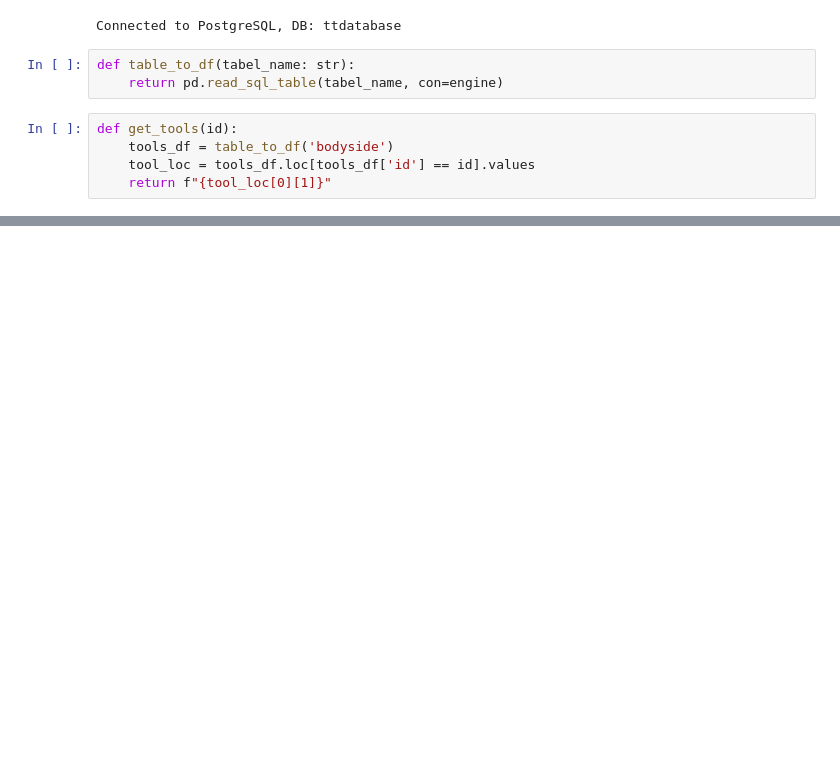
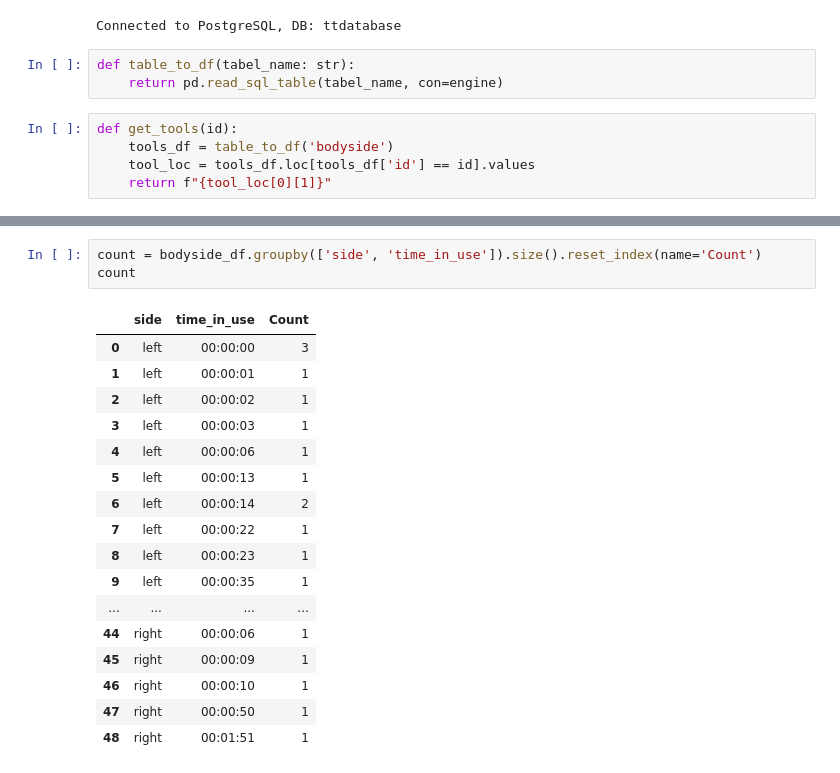
Before and after one commit to kaasimir/tensionterminator, a Jupyter notebook: notebooks/db_statistik/bodyside_stats.ipynb, the cells around one changed output, grey strips where cells are left out. Drawn from its saved outputs; the diff is of its cells as text; blank space fills up the shorter version.

```diff
--- a/notebooks/db_statistik/bodyside_stats.ipynb
+++ b/notebooks/db_statistik/bodyside_stats.ipynb
@@ -74 +68,22 @@ tools_loop_association_df
+# %%
+count = bodyside_df.groupby(['side', 'time_in_use']).size().reset_index(name='Count')
+count
+# %% [output]
+|  | side | time_in_use | Count |
+| 0 | left | 00:00:00 | 3 |
+| 1 | left | 00:00:01 | 1 |
+| 2 | left | 00:00:02 | 1 |
+| 3 | left | 00:00:03 | 1 |
+| 4 | left | 00:00:06 | 1 |
+| 5 | left | 00:00:13 | 1 |
+| 6 | left | 00:00:14 | 2 |
+| 7 | left | 00:00:22 | 1 |
+| 8 | left | 00:00:23 | 1 |
+| 9 | left | 00:00:35 | 1 |
+| ... | ... | ... | ... |
+| 44 | right | 00:00:06 | 1 |
+| 45 | right | 00:00:09 | 1 |
+| 46 | right | 00:00:10 | 1 |
+| 47 | right | 00:00:50 | 1 |
+| 48 | right | 00:01:51 | 1 |
 # %%
```
Also changed, not shown: parts of 7 cells of this notebook, 5 other files.
